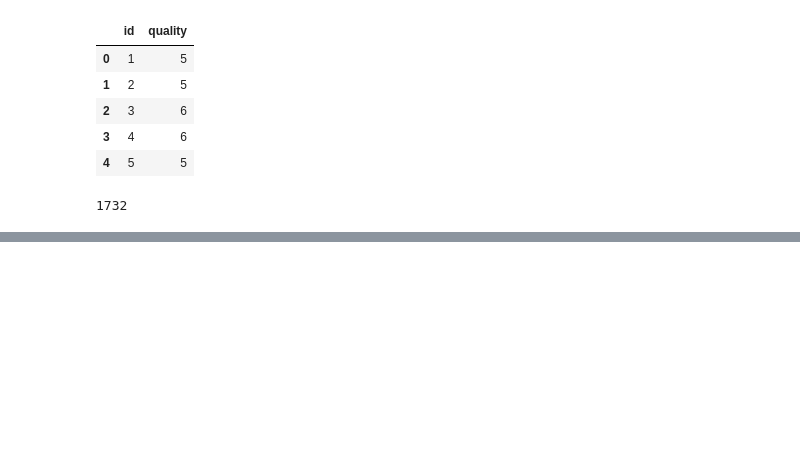
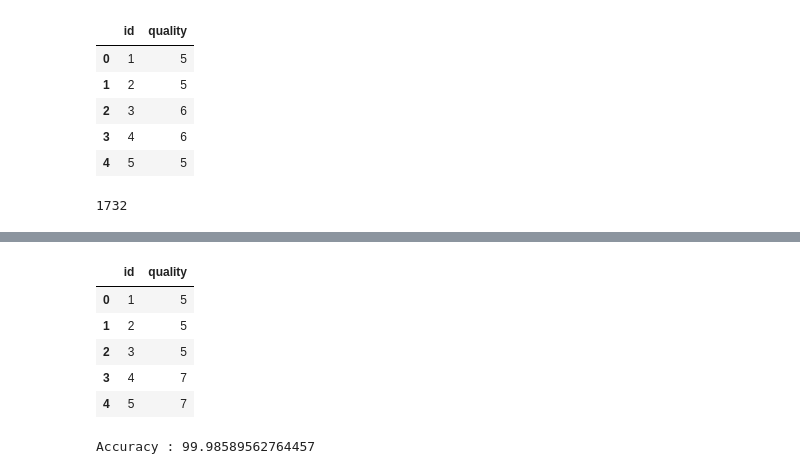
Before and after one commit to Jeong-Beom/TIL, a Jupyter notebook: Self-Study/복습 및 자습/DACON/와인 품질 분류 경진대회(Basic)/Model.ipynb, the cells around one changed output, grey strips where cells are left out. Saved outputs shown, nothing was run; the diff lists cells and outputs as text; code cells hidden in the pictures; blank space fills up the shorter version.

```diff
--- a/Self-Study/복습 및 자습/DACON/와인 품질 분류 경진대회(Basic)/Model.ipynb
+++ b/Self-Study/복습 및 자습/DACON/와인 품질 분류 경진대회(Basic)/Model.ipynb
@@ -596,0 +651,9 @@ n
+# %%
+# 데이터 분할
+from sklearn.model_selection import train_test_split
+X_train, X_test, y_train, y_test = train_test_split(ov_data[val_list], ov_data[['quality']], test_size = 0.1, stratify = ov_data.quality, random_state = 7)
+# %%
+from sklearn.tree import DecisionTreeClassifier, plot_tree, export_text
+from sklearn.metrics import classification_report, confusion_matrix
+model = DecisionTreeClassifier()
+model.fit(X_train, list(y_train.quality))
@@ -596,0 +694,27 @@ n
+# %%
+# 정답파일 작성
+predict = pd.read_csv(PATH + '\\sample_submission.csv')
+len(predict), len(test)
+predict.quality = model.predict(df_test01)
+predict.to_csv(PATH + 'sample_submission(DT01).csv', index = False)
+pd.read_csv(PATH + 'sample_submission(DT01).csv').head()
+# %% [output]
+|  | id | quality |
+| 0 | 1 | 5 |
+| 1 | 2 | 5 |
+| 2 | 3 | 5 |
+| 3 | 4 | 7 |
+| 4 | 5 | 7 |
+# %%
+# 실제 데이콘 데이터는 훈련셋과 테스트 셋이 미리 나뉘어져 있음. --> 데이터 분할없이 모델 학습 실시후 정확도 예측 실시
+# 정확도 테스트
+from sklearn.metrics import accuracy_score
+n = 7
+model = DecisionTreeClassifier()
+model.fit(ov_data[val_list], list(ov_label.quality))
+y_pred = model.predict(ov_data[val_list])
+# accuracy = accuracy_score(ov_label, y_pred)
+# print(classification_report(ov_label, y_pred))
+print(f'Accuracy : {accuracy*100}')
+# %% [output]
+Accuracy : 99.98589562764457
```
Also changed, not shown: parts of 14 cells of this notebook, 1 other file.
